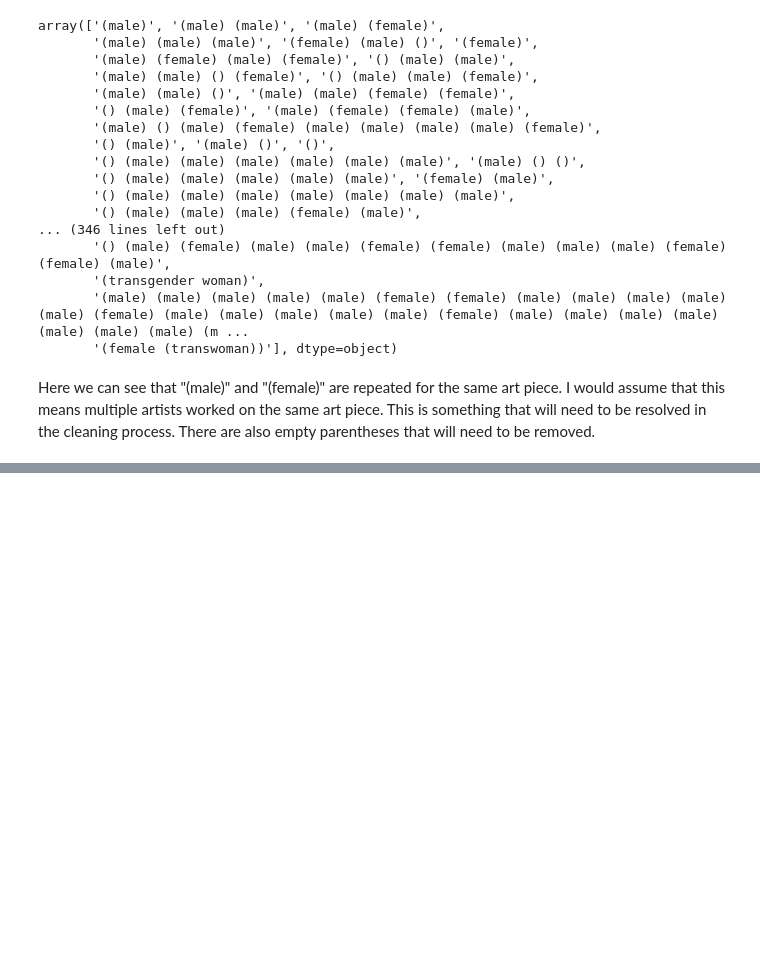
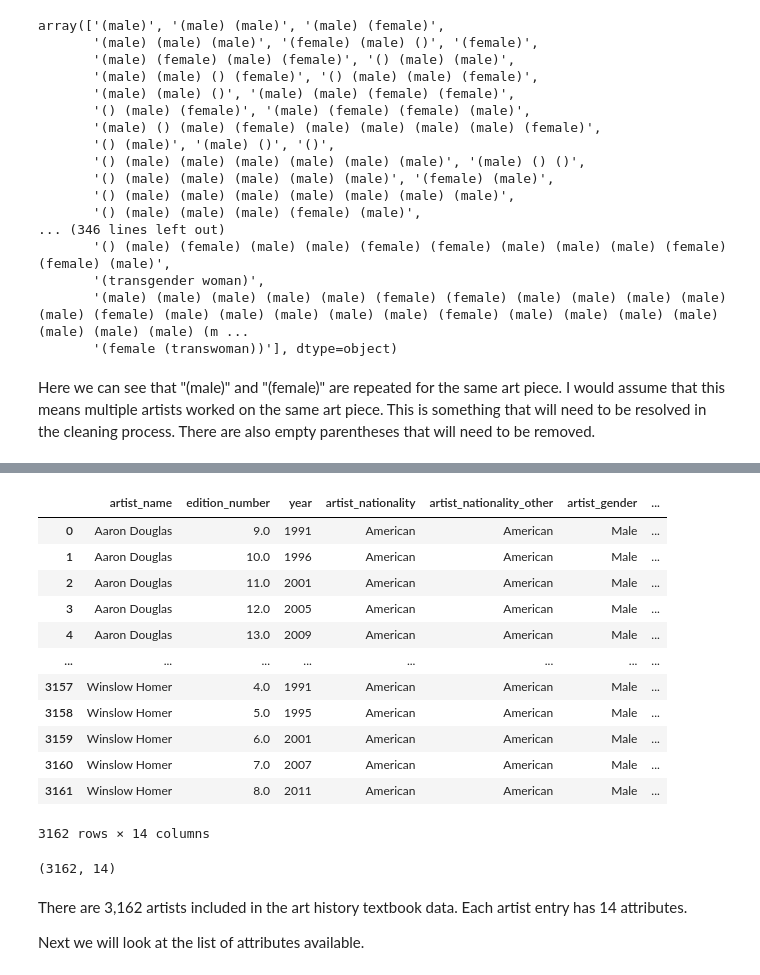
Before and after one commit to Marisa-Paolucci/MoMA-project, a Jupyter notebook: src/01_discover.ipynb, the cells around one changed output, grey strips where cells are left out. Drawn from its saved outputs; the diff is of its cells as text; code cells hidden in the pictures; blank space fills up the shorter version.

```diff
--- a/src/01_discover.ipynb
+++ b/src/01_discover.ipynb
@@ -162,0 +180,27 @@ Here we can see that "(male)" and "(female)" are repeated for the same art piece
+# %%
+import pandas as pd
+
+textbook_data = pd.read_csv("../data/raw/art_history.csv")
+textbook_data
+# %% [output]
+|  | artist_name | edition_number | year | artist_nationality | artist_nationality_other | artist_gender | ... |
+| 0 | Aaron Douglas | 9.0 | 1991 | American | American | Male | ... |
+| 1 | Aaron Douglas | 10.0 | 1996 | American | American | Male | ... |
+| 2 | Aaron Douglas | 11.0 | 2001 | American | American | Male | ... |
+| 3 | Aaron Douglas | 12.0 | 2005 | American | American | Male | ... |
+| 4 | Aaron Douglas | 13.0 | 2009 | American | American | Male | ... |
+| ... | ... | ... | ... | ... | ... | ... | ... |
+| 3157 | Winslow Homer | 4.0 | 1991 | American | American | Male | ... |
+| 3158 | Winslow Homer | 5.0 | 1995 | American | American | Male | ... |
+| 3159 | Winslow Homer | 6.0 | 2001 | American | American | Male | ... |
+| 3160 | Winslow Homer | 7.0 | 2007 | American | American | Male | ... |
+| 3161 | Winslow Homer | 8.0 | 2011 | American | American | Male | ... |
+3162 rows × 14 columns
+# %%
+textbook_data.shape
+# %% [output]
+(3162, 14)
+# %% [markdown]
+There are 3,162 artists included in the art history textbook data. Each artist entry has 14 attributes.
+
+Next we will look at the list of attributes available.
```
Also changed, not shown: parts of 13 cells of this notebook.
